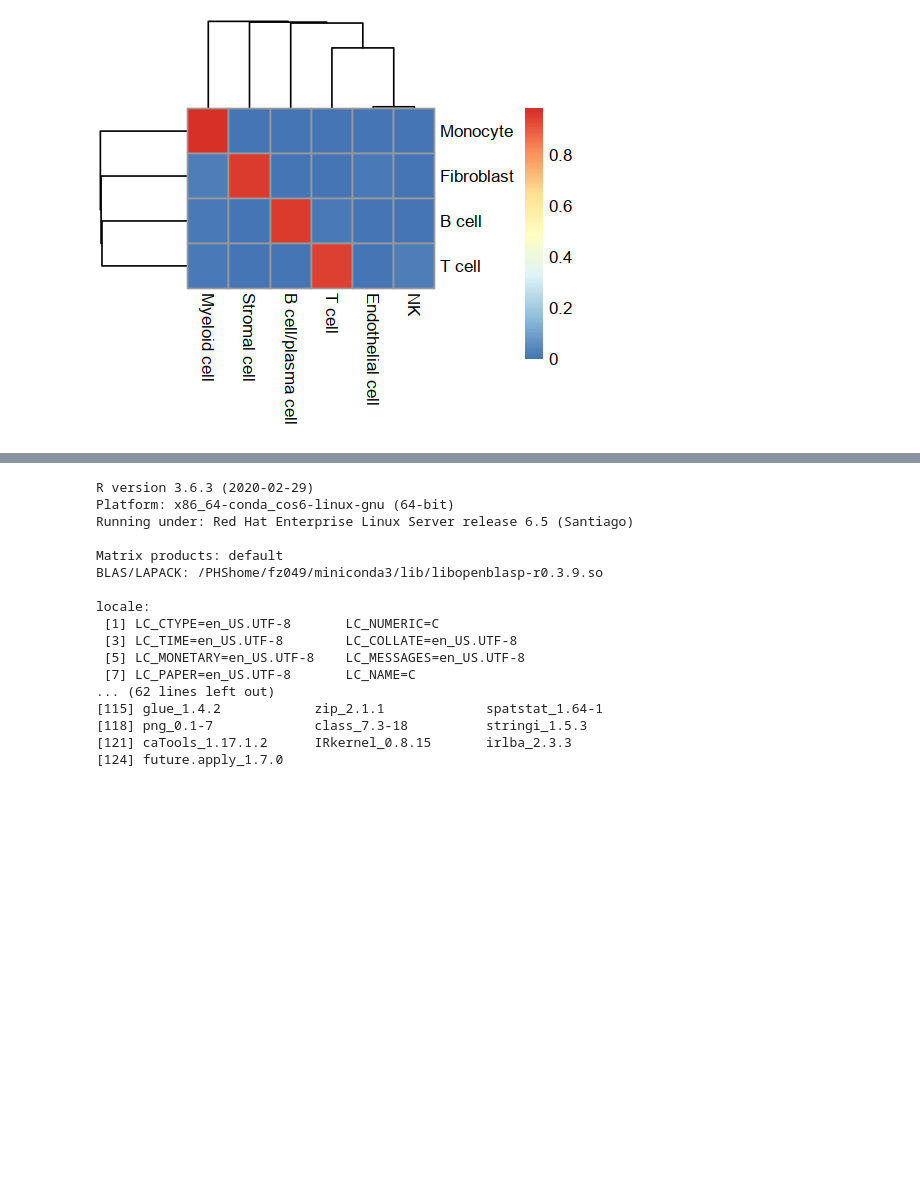
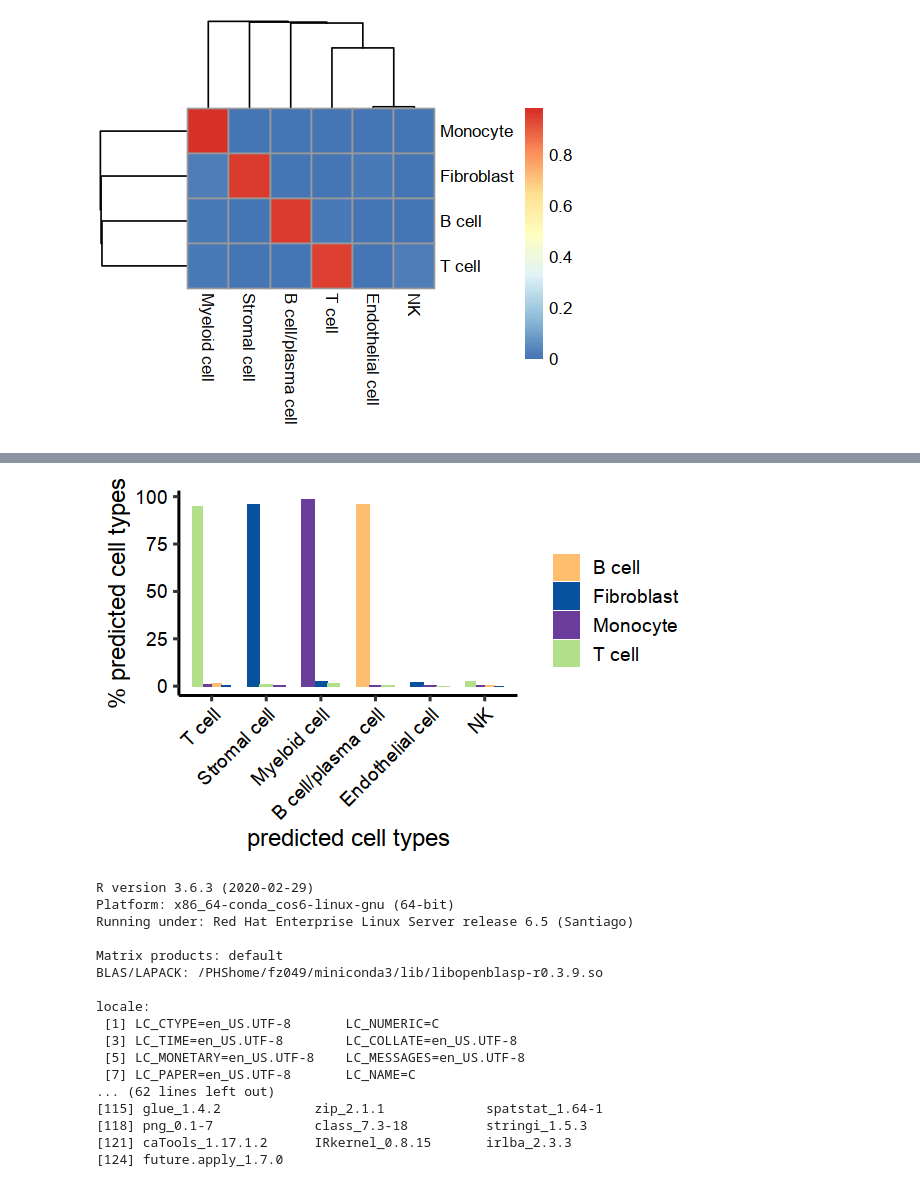
Before and after one commit to immunogenomics/RA_Atlas_CITEseq, a Jupyter notebook: code/all_celltype_reference.ipynb, the cells around one changed output, grey strips where cells are left out. Cells and saved outputs as stored; diff of their text form; code cells hidden in the pictures; blank space fills up the shorter version.

```diff
--- a/code/all_celltype_reference.ipynb
+++ b/code/all_celltype_reference.ipynb
@@ -505,3 +540,24 @@ pheatmap(Conf)
+# %%
+# conf_table <- melt(Conf)
+
+conf_table = conf_table %>%
+    group_by(pred_lab) %>%
+    mutate(position = rank(-value))
+
+conf_table$true_lab <- factor(conf_table$true_lab, levels = c("T cell", "Stromal cell", "Myeloid cell", "B cell/plasma cell", "Endothelial cell", "NK"))
+options(repr.plot.height = 3.2, repr.plot.width = 5)
+ggplot()+
+   geom_bar(data = conf_table,
+            aes(x=true_lab, y=100*value, fill=pred_lab, group = position),
+            stat="identity", position = "dodge", width = 0.7
+           ) +
+  scale_fill_manual(values = meta_colors$cell_type, name = "") +
+  labs(y = "% predicted cell types", x = "predicted cell types") +
+  theme_classic(base_size = 14) +
+  theme(axis.text.x = element_text(angle = 45, hjust = 1, color = "black"),
+        axis.text.y = element_text(color = "black"))
+# %% [output]
+[figure, added]
 # %%
 ## Summary:
 # - We are able to map the query cells into the right cell types in the reference panel.
```
Also changed, not shown: parts of 1 cell of this notebook.
